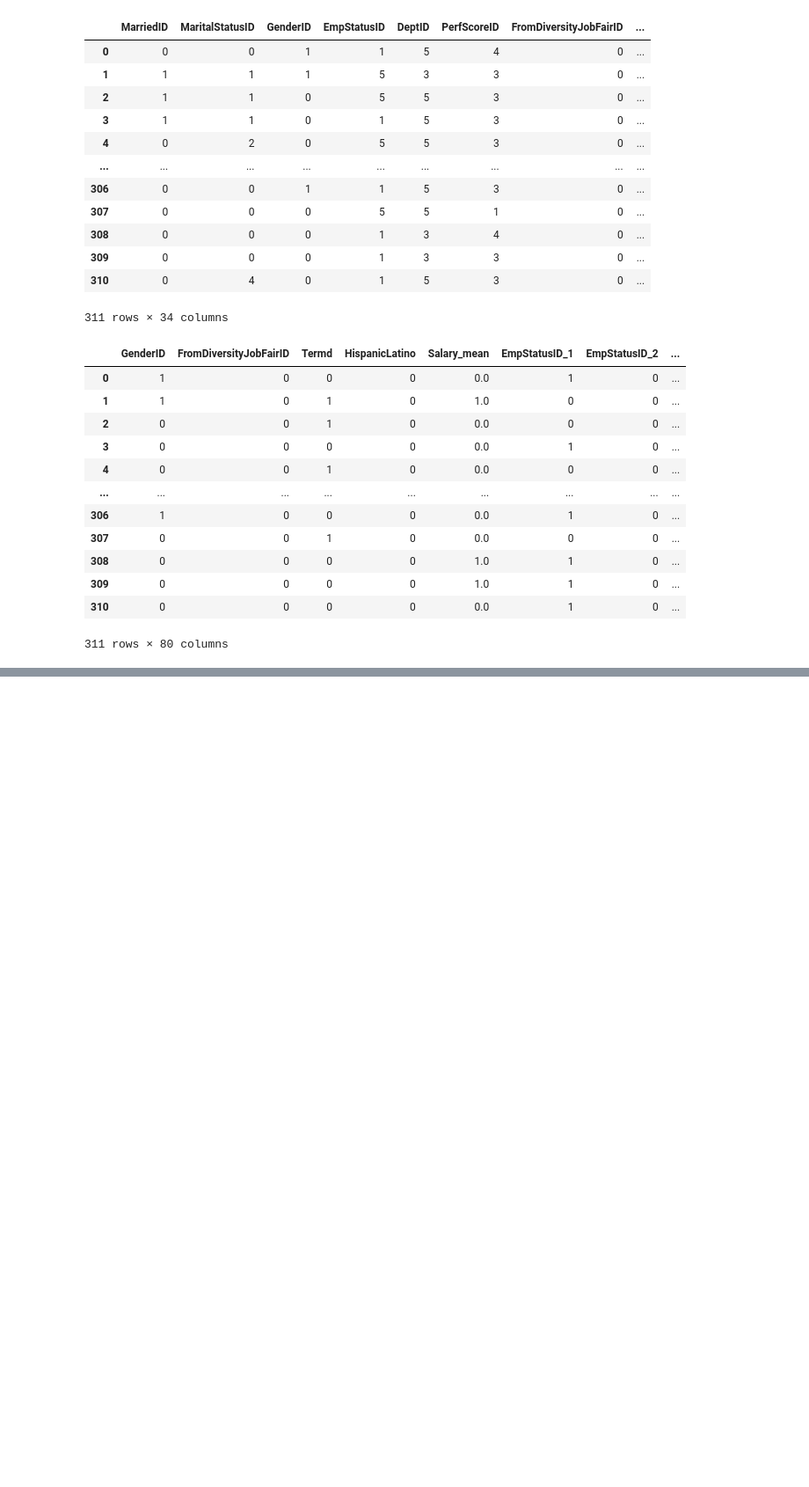
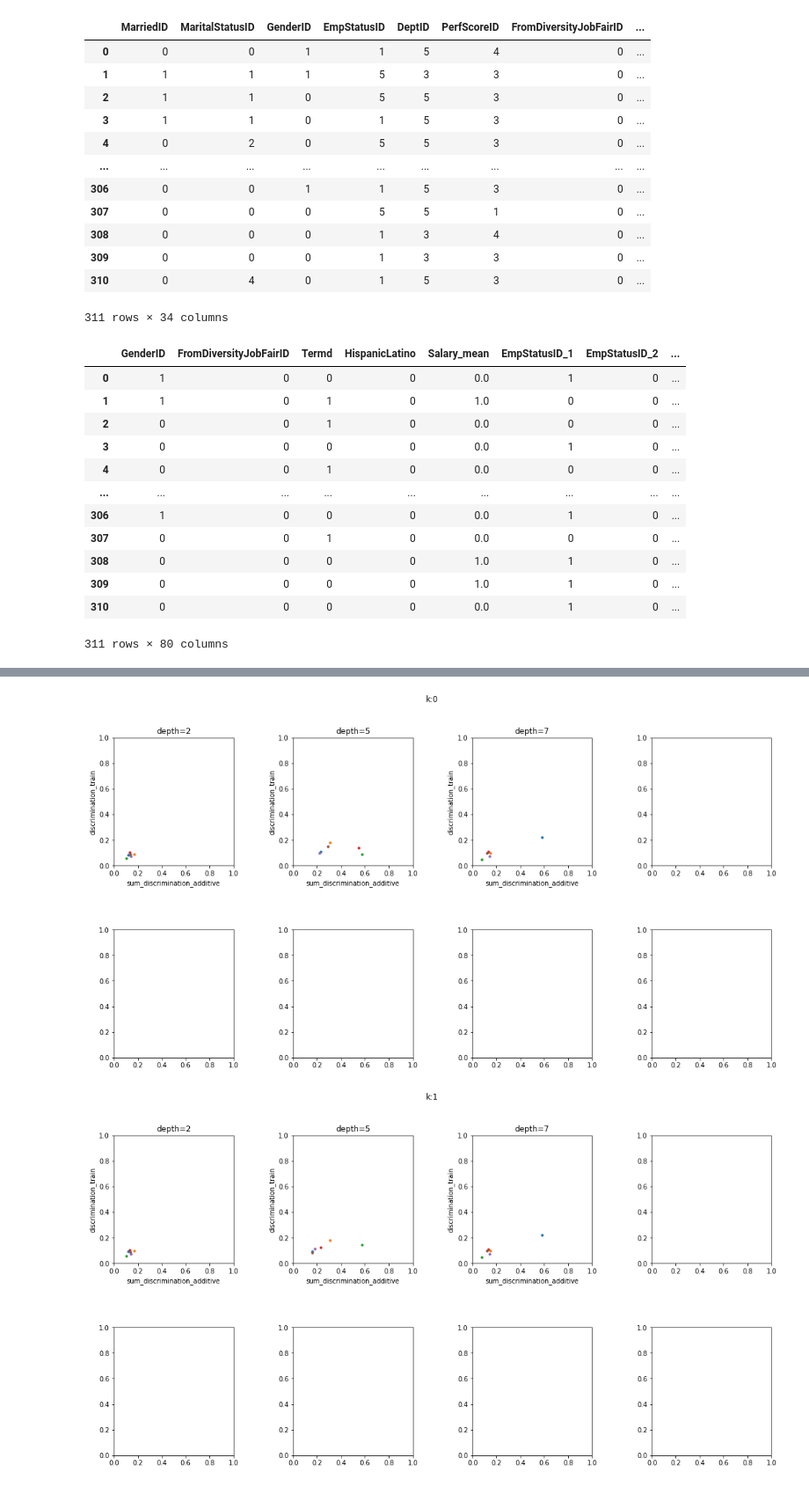
Before and after one commit to Hadyark/Masters-thesis_How-to-find-Decision-Trees-that-are-Optimal, a Jupyter notebook: MyCode/HR.ipynb, the cells around one changed output, grey strips where cells are left out. Shown at 88% size. Cells and saved outputs as stored; diff of their text form; code cells hidden in the pictures; blank space fills up the shorter version.

```diff
--- a/MyCode/HR.ipynb
+++ b/MyCode/HR.ipynb
@@ -203,2 +277,5 @@ discrimation_train
 # %%
-utils.ssss("discrimination_train", result, (0, 1), (0, 1),)
+utils.plot_one_scatter_by_depth("sum_discrimination_additive", "discrimination_train", result, (0, 1), (0, 1))
+# %% [output]
+[figure, added]
+[figure, added]
```
Also changed, not shown: parts of 30 cells of this notebook, 24 other files.
